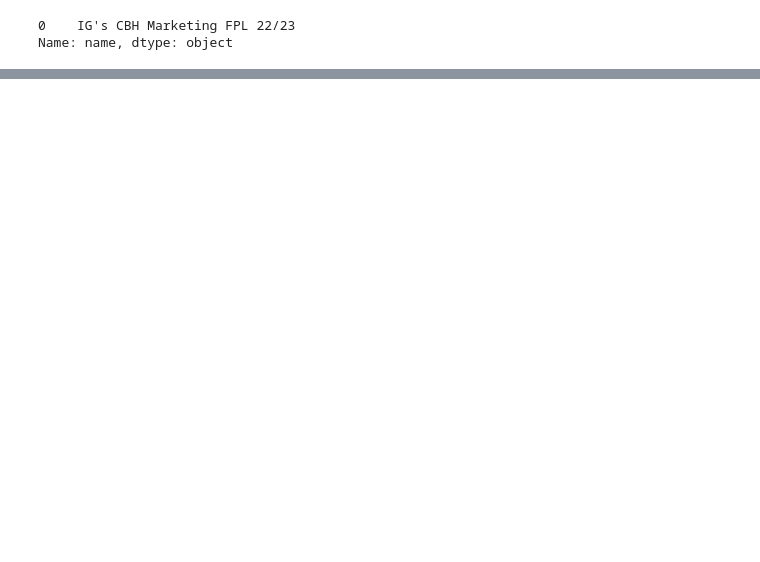
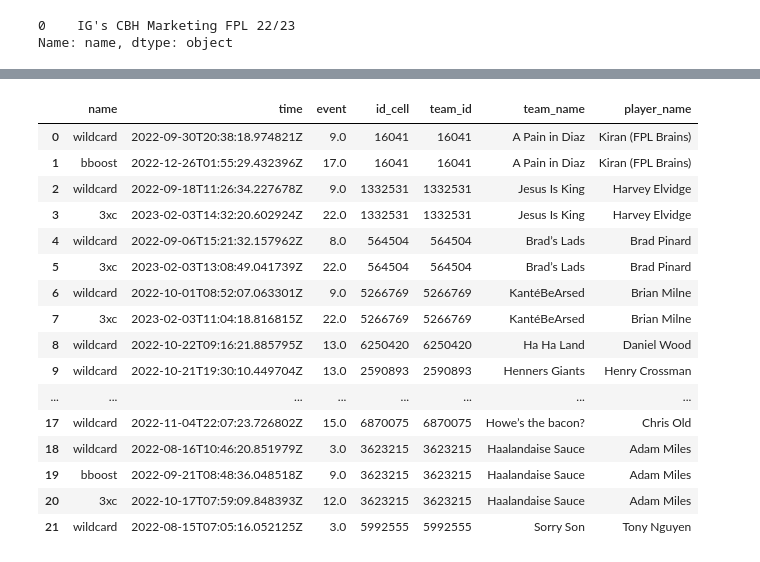
Before and after one commit to Dynamic747/general, a Jupyter notebook: FPL.ipynb, the cells around one changed output, grey strips where cells are left out. Drawn from its saved outputs; the diff is of its cells as text; code cells hidden in the pictures; blank space fills up the shorter version.

```diff
--- a/FPL.ipynb
+++ b/FPL.ipynb
@@ -221,6 +259,25 @@ merged_data_2 = pd.concat(empty_df, axis = 0)
 merged_data_2['id_cell']=merged_data_2['id_cell'].astype('int')
 # %%
 chips_used_df = pd.merge(merged_data_2, manager_details, how = 'left', left_on = 'id_cell', right_on = 'team_id')
+chips_used_df
+# %% [output]
+|  | name | time | event | id_cell | team_id | team_name | player_name |
+| 0 | wildcard | 2022-09-30T20:38:18.974821Z | 9.0 | 16041 | 16041 | A Pain in Diaz | Kiran (FPL Brains) |
+| 1 | bboost | 2022-12-26T01:55:29.432396Z | 17.0 | 16041 | 16041 | A Pain in Diaz | Kiran (FPL Brains) |
+| 2 | wildcard | 2022-09-18T11:26:34.227678Z | 9.0 | 1332531 | 1332531 | Jesus Is King | Harvey Elvidge |
+| 3 | 3xc | 2023-02-03T14:32:20.602924Z | 22.0 | 1332531 | 1332531 | Jesus Is King | Harvey Elvidge |
+| 4 | wildcard | 2022-09-06T15:21:32.157962Z | 8.0 | 564504 | 564504 | Brad’s Lads | Brad Pinard |
+| 5 | 3xc | 2023-02-03T13:08:49.041739Z | 22.0 | 564504 | 564504 | Brad’s Lads | Brad Pinard |
+| 6 | wildcard | 2022-10-01T08:52:07.063301Z | 9.0 | 5266769 | 5266769 | KantéBeArsed | Brian Milne |
+| 7 | 3xc | 2023-02-03T11:04:18.816815Z | 22.0 | 5266769 | 5266769 | KantéBeArsed | Brian Milne |
+| 8 | wildcard | 2022-10-22T09:16:21.885795Z | 13.0 | 6250420 | 6250420 | Ha Ha Land | Daniel Wood |
+| 9 | wildcard | 2022-10-21T19:30:10.449704Z | 13.0 | 2590893 | 2590893 | Henners Giants | Henry Crossman |
+| ... | ... | ... | ... | ... | ... | ... | ... |
+| 17 | wildcard | 2022-11-04T22:07:23.726802Z | 15.0 | 6870075 | 6870075 | Howe’s the bacon? | Chris Old |
+| 18 | wildcard | 2022-08-16T10:46:20.851979Z | 3.0 | 3623215 | 3623215 | Haalandaise Sauce | Adam Miles |
+| 19 | bboost | 2022-09-21T08:48:36.048518Z | 9.0 | 3623215 | 3623215 | Haalandaise Sauce | Adam Miles |
+| 20 | 3xc | 2022-10-17T07:59:09.848393Z | 12.0 | 3623215 | 3623215 | Haalandaise Sauce | Adam Miles |
+| 21 | wildcard | 2022-08-15T07:05:16.052125Z | 3.0 | 5992555 | 5992555 | Sorry Son | Tony Nguyen |
 # %%
 chips_used_df[['player_name', 'name']]
 
```
Also changed, not shown: parts of 13 cells of this notebook, 5 other files.
